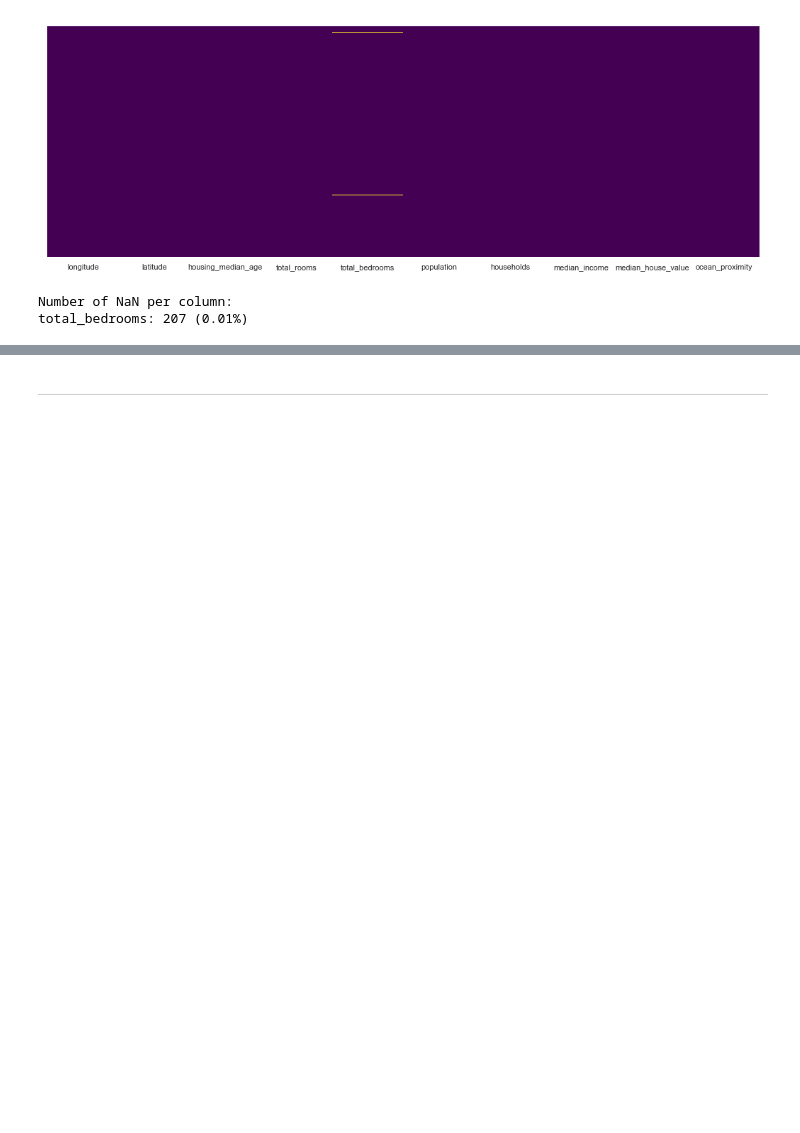
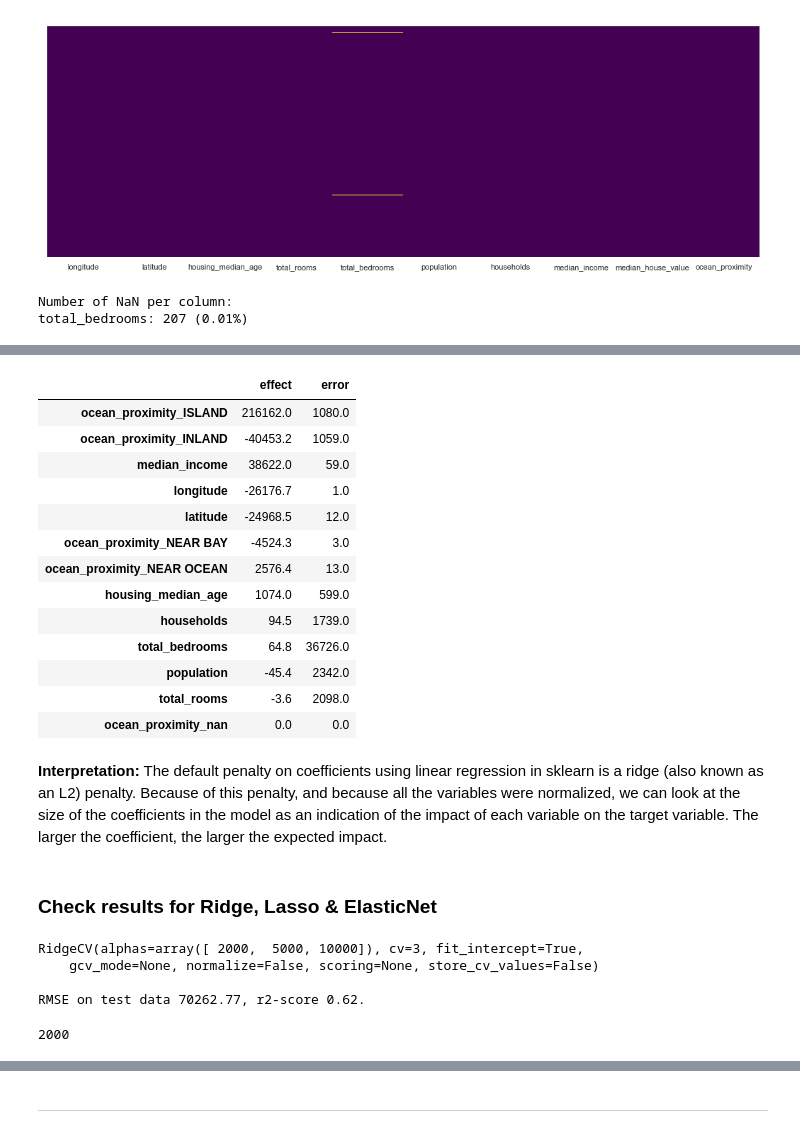
Before and after one commit to rbuerki/codebook, a Jupyter notebook: LinearRegression/demo LinearRegression.ipynb, the cells around one changed output, grey strips where cells are left out. Saved outputs shown, nothing was run; the diff lists cells and outputs as text; code cells hidden in the pictures; blank space fills up the shorter version.

```diff
--- a/LinearRegression/demo LinearRegression.ipynb
+++ b/LinearRegression/demo LinearRegression.ipynb
@@ -203,0 +150,41 @@ coef_df.head(20)
+# %%
+# plot feature weights (error estimation by bootstrapping)
+linReg_simple.print_coef_weights(n_bootstrap=1000)
+# %% [output]
+|  | effect | error |
+| ocean_proximity_ISLAND | 216162.0 | 1080.0 |
+| ocean_proximity_INLAND | -40453.2 | 1059.0 |
+| median_income | 38622.0 | 59.0 |
+| longitude | -26176.7 | 1.0 |
+| latitude | -24968.5 | 12.0 |
+| ocean_proximity_NEAR BAY | -4524.3 | 3.0 |
+| ocean_proximity_NEAR OCEAN | 2576.4 | 13.0 |
+| housing_median_age | 1074.0 | 599.0 |
+| households | 94.5 | 1739.0 |
+| total_bedrooms | 64.8 | 36726.0 |
+| population | -45.4 | 2342.0 |
+| total_rooms | -3.6 | 2098.0 |
+| ocean_proximity_nan | 0.0 | 0.0 |
+# %% [markdown]
+**Interpretation:** The default penalty on coefficients using linear regression in sklearn is a ridge (also known as an L2) penalty.  Because of this penalty, and because all the variables were normalized, we can look at the size of the coefficients in the model as an indication of the impact of each variable on the target variable. The larger the coefficient, the larger the expected impact.
+# %% [markdown]
+### Check results for Ridge, Lasso & ElasticNet
+# %%
+# define RidgeCV without normalization but higher alphas)
+model = RidgeCV(alphas=[2000, 5000, 10000], cv=3, fit_intercept=True)
+# instantiate
+ridgeCV_simple = LinRegModel(housing, 'median_house_value', model)
+# perform linear regression modelling
+ridgeCV_simple.go_quickDirty()
+# output scores
+ridgeCV_simple
+# %% [output]
+RidgeCV(alphas=array([ 2000,  5000, 10000]), cv=3, fit_intercept=True,
+    gcv_mode=None, normalize=False, scoring=None, store_cv_values=False)
+
+RMSE on test data 70262.77, r2-score 0.62.
+# %%
+# check best alpha value (has to be done with model)
+model.alpha_
+# %% [output]
+2000
```
Also changed, not shown: parts of 49 cells of this notebook.
